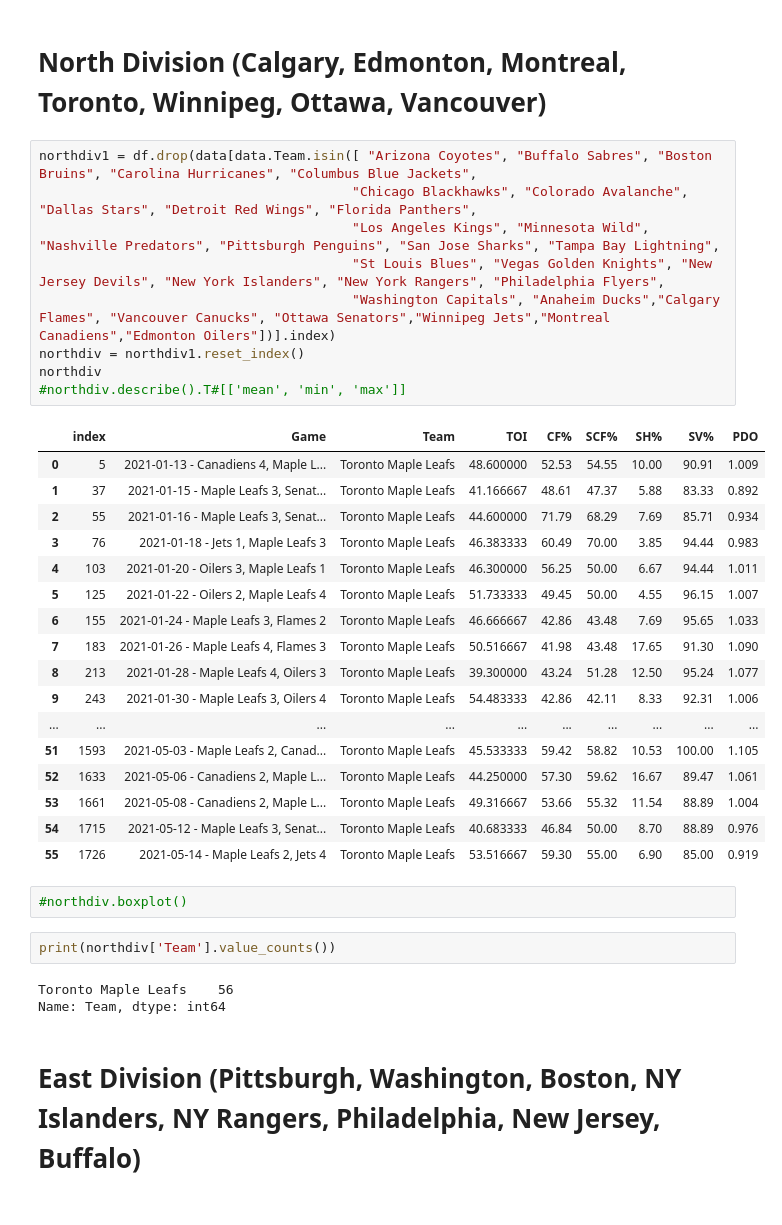
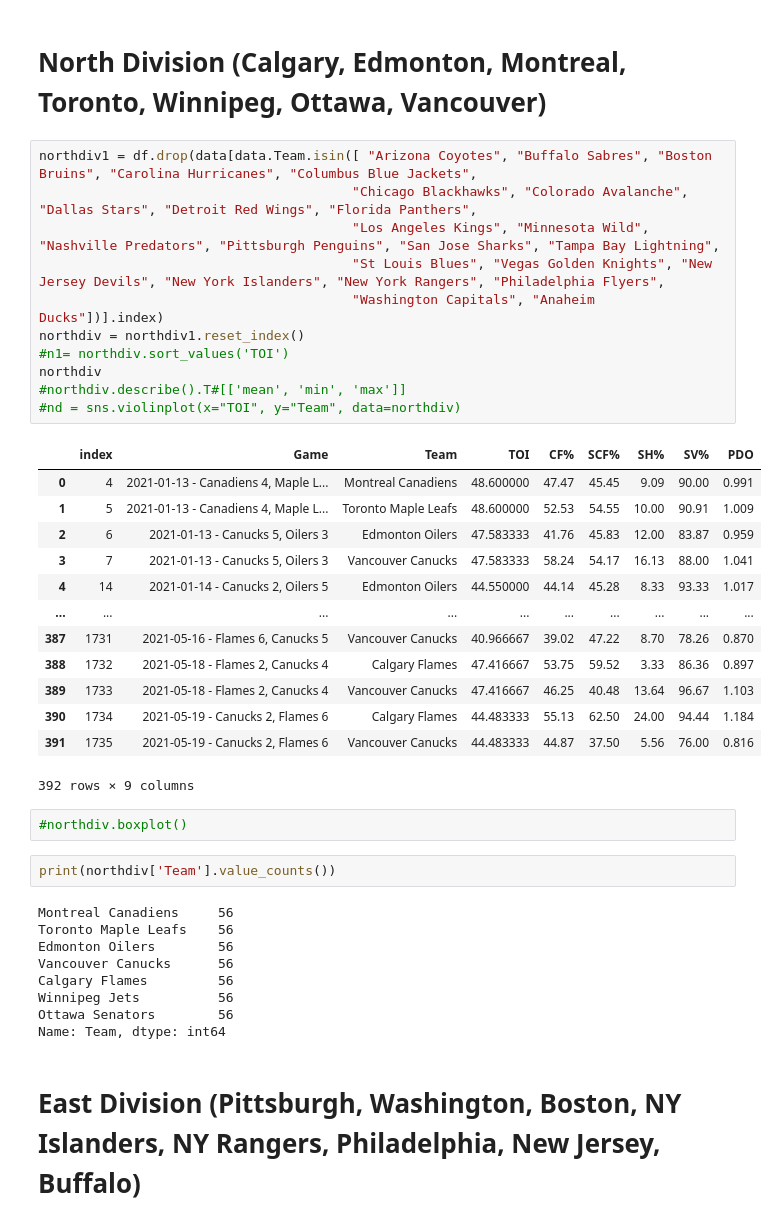
Before and after one commit to data301-2021-winter1/project-group23-project, a Jupyter notebook: notebooks/analysis2.ipynb, the cells around one changed output. Drawn from its saved outputs; the diff is of its cells as text.

```diff
--- a/notebooks/analysis2.ipynb
+++ b/notebooks/analysis2.ipynb
@@ -91,36 +82,40 @@ df
 # %%
 northdiv1 = df.drop(data[data.Team.isin([ "Arizona Coyotes", "Buffalo Sabres", "Boston Bruins", "Carolina Hurricanes", "Columbus Blue Jackets",
                                         "Chicago Blackhawks", "Colorado Avalanche", "Dallas Stars", "Detroit Red Wings", "Florida Panthers",
                                         "Los Angeles Kings", "Minnesota Wild", "Nashville Predators", "Pittsburgh Penguins", "San Jose Sharks", "Tampa Bay Lightning",
                                         "St Louis Blues", "Vegas Golden Knights", "New Jersey Devils", "New York Islanders", "New York Rangers", "Philadelphia Flyers",
-                                        "Washington Capitals", "Anaheim Ducks","Calgary Flames", "Vancouver Canucks", "Ottawa Senators","Winnipeg Jets","Montreal Canadiens","Edmonton Oilers"])].index)
+                                        "Washington Capitals", "Anaheim Ducks"])].index)
 northdiv = northdiv1.reset_index()
+#n1= northdiv.sort_values('TOI')
 northdiv
 #northdiv.describe().T#[['mean', 'min', 'max']]
+#nd = sns.violinplot(x="TOI", y="Team", data=northdiv)
 # %% [output]
 |  | index | Game | Team | TOI | CF% | SCF% | SH% | SV% | PDO |
-| 0 | 5 | 2021-01-13 - Canadiens 4, Maple L... | Toronto Maple Leafs | 48.600000 | 52.53 | 54.55 | 10.00 | 90.91 | 1.009 |
-| 1 | 37 | 2021-01-15 - Maple Leafs 3, Senat... | Toronto Maple Leafs | 41.166667 | 48.61 | 47.37 | 5.88 | 83.33 | 0.892 |
-| 2 | 55 | 2021-01-16 - Maple Leafs 3, Senat... | Toronto Maple Leafs | 44.600000 | 71.79 | 68.29 | 7.69 | 85.71 | 0.934 |
-| 3 | 76 | 2021-01-18 - Jets 1, Maple Leafs 3 | Toronto Maple Leafs | 46.383333 | 60.49 | 70.00 | 3.85 | 94.44 | 0.983 |
-| 4 | 103 | 2021-01-20 - Oilers 3, Maple Leafs 1 | Toronto Maple Leafs | 46.300000 | 56.25 | 50.00 | 6.67 | 94.44 | 1.011 |
-| 5 | 125 | 2021-01-22 - Oilers 2, Maple Leafs 4 | Toronto Maple Leafs | 51.733333 | 49.45 | 50.00 | 4.55 | 96.15 | 1.007 |
-| 6 | 155 | 2021-01-24 - Maple Leafs 3, Flames 2 | Toronto Maple Leafs | 46.666667 | 42.86 | 43.48 | 7.69 | 95.65 | 1.033 |
-| 7 | 183 | 2021-01-26 - Maple Leafs 4, Flames 3 | Toronto Maple Leafs | 50.516667 | 41.98 | 43.48 | 17.65 | 91.30 | 1.090 |
-| 8 | 213 | 2021-01-28 - Maple Leafs 4, Oilers 3 | Toronto Maple Leafs | 39.300000 | 43.24 | 51.28 | 12.50 | 95.24 | 1.077 |
-| 9 | 243 | 2021-01-30 - Maple Leafs 3, Oilers 4 | Toronto Maple Leafs | 54.483333 | 42.86 | 42.11 | 8.33 | 92.31 | 1.006 |
+| 0 | 4 | 2021-01-13 - Canadiens 4, Maple L... | Montreal Canadiens | 48.600000 | 47.47 | 45.45 | 9.09 | 90.00 | 0.991 |
+| 1 | 5 | 2021-01-13 - Canadiens 4, Maple L... | Toronto Maple Leafs | 48.600000 | 52.53 | 54.55 | 10.00 | 90.91 | 1.009 |
+| 2 | 6 | 2021-01-13 - Canucks 5, Oilers 3 | Edmonton Oilers | 47.583333 | 41.76 | 45.83 | 12.00 | 83.87 | 0.959 |
+| 3 | 7 | 2021-01-13 - Canucks 5, Oilers 3 | Vancouver Canucks | 47.583333 | 58.24 | 54.17 | 16.13 | 88.00 | 1.041 |
+| 4 | 14 | 2021-01-14 - Canucks 2, Oilers 5 | Edmonton Oilers | 44.550000 | 44.14 | 45.28 | 8.33 | 93.33 | 1.017 |
 | ... | ... | ... | ... | ... | ... | ... | ... | ... | ... |
-| 51 | 1593 | 2021-05-03 - Maple Leafs 2, Canad... | Toronto Maple Leafs | 45.533333 | 59.42 | 58.82 | 10.53 | 100.00 | 1.105 |
-| 52 | 1633 | 2021-05-06 - Canadiens 2, Maple L... | Toronto Maple Leafs | 44.250000 | 57.30 | 59.62 | 16.67 | 89.47 | 1.061 |
-| 53 | 1661 | 2021-05-08 - Canadiens 2, Maple L... | Toronto Maple Leafs | 49.316667 | 53.66 | 55.32 | 11.54 | 88.89 | 1.004 |
-| 54 | 1715 | 2021-05-12 - Maple Leafs 3, Senat... | Toronto Maple Leafs | 40.683333 | 46.84 | 50.00 | 8.70 | 88.89 | 0.976 |
-| 55 | 1726 | 2021-05-14 - Maple Leafs 2, Jets 4 | Toronto Maple Leafs | 53.516667 | 59.30 | 55.00 | 6.90 | 85.00 | 0.919 |
+| 387 | 1731 | 2021-05-16 - Flames 6, Canucks 5 | Vancouver Canucks | 40.966667 | 39.02 | 47.22 | 8.70 | 78.26 | 0.870 |
+| 388 | 1732 | 2021-05-18 - Flames 2, Canucks 4 | Calgary Flames | 47.416667 | 53.75 | 59.52 | 3.33 | 86.36 | 0.897 |
+| 389 | 1733 | 2021-05-18 - Flames 2, Canucks 4 | Vancouver Canucks | 47.416667 | 46.25 | 40.48 | 13.64 | 96.67 | 1.103 |
+| 390 | 1734 | 2021-05-19 - Canucks 2, Flames 6 | Calgary Flames | 44.483333 | 55.13 | 62.50 | 24.00 | 94.44 | 1.184 |
+| 391 | 1735 | 2021-05-19 - Canucks 2, Flames 6 | Vancouver Canucks | 44.483333 | 44.87 | 37.50 | 5.56 | 76.00 | 0.816 |
+392 rows × 9 columns
 # %%
 #northdiv.boxplot()
 # %%
 print(northdiv['Team'].value_counts())
 # %% [output]
+Montreal Canadiens     56
 Toronto Maple Leafs    56
+Edmonton Oilers        56
+Vancouver Canucks      56
+Calgary Flames         56
+Winnipeg Jets          56
+Ottawa Senators        56
 Name: Team, dtype: int64
 # %% [markdown]
 # East Division (Pittsburgh, Washington, Boston, NY Islanders, NY Rangers, Philadelphia, New Jersey, Buffalo)
```
Also changed, not shown: parts of 12 cells of this notebook.
